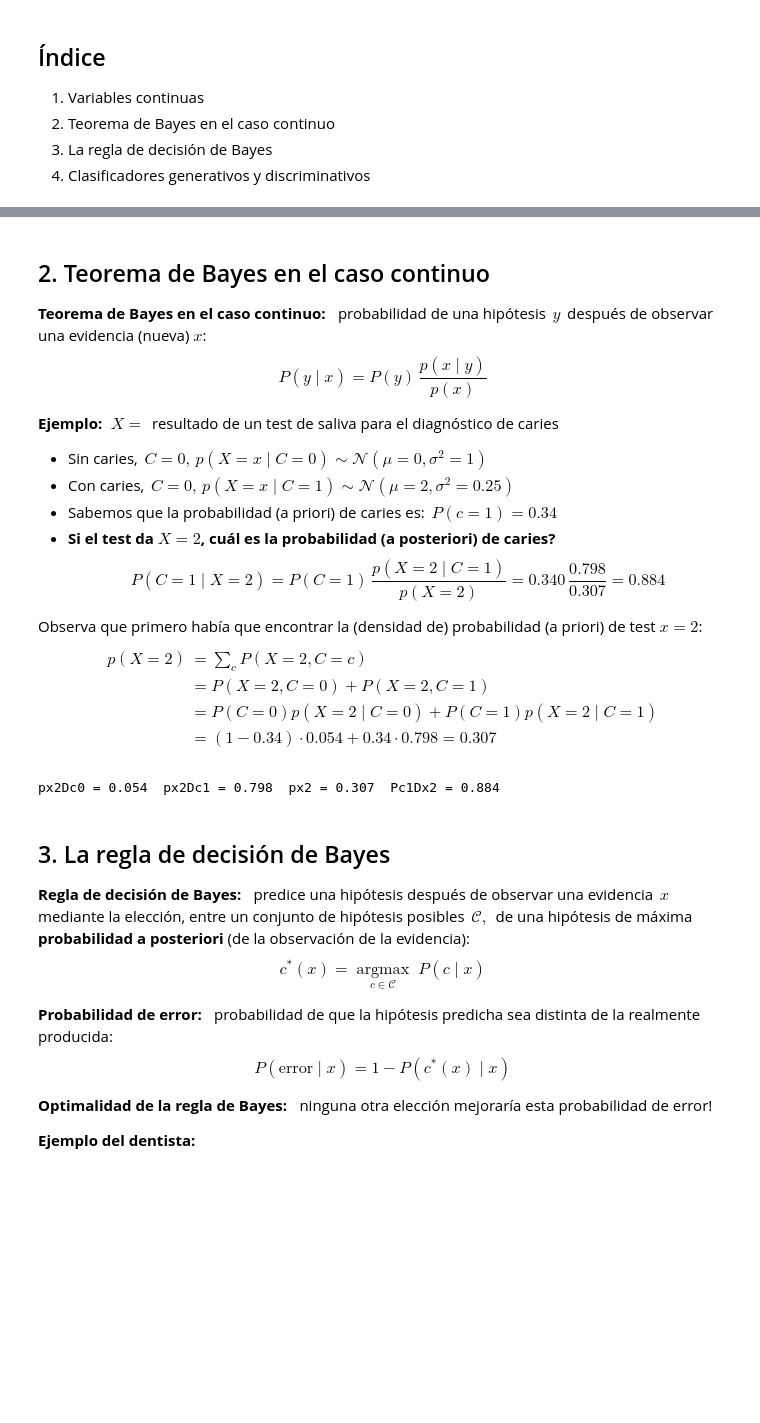
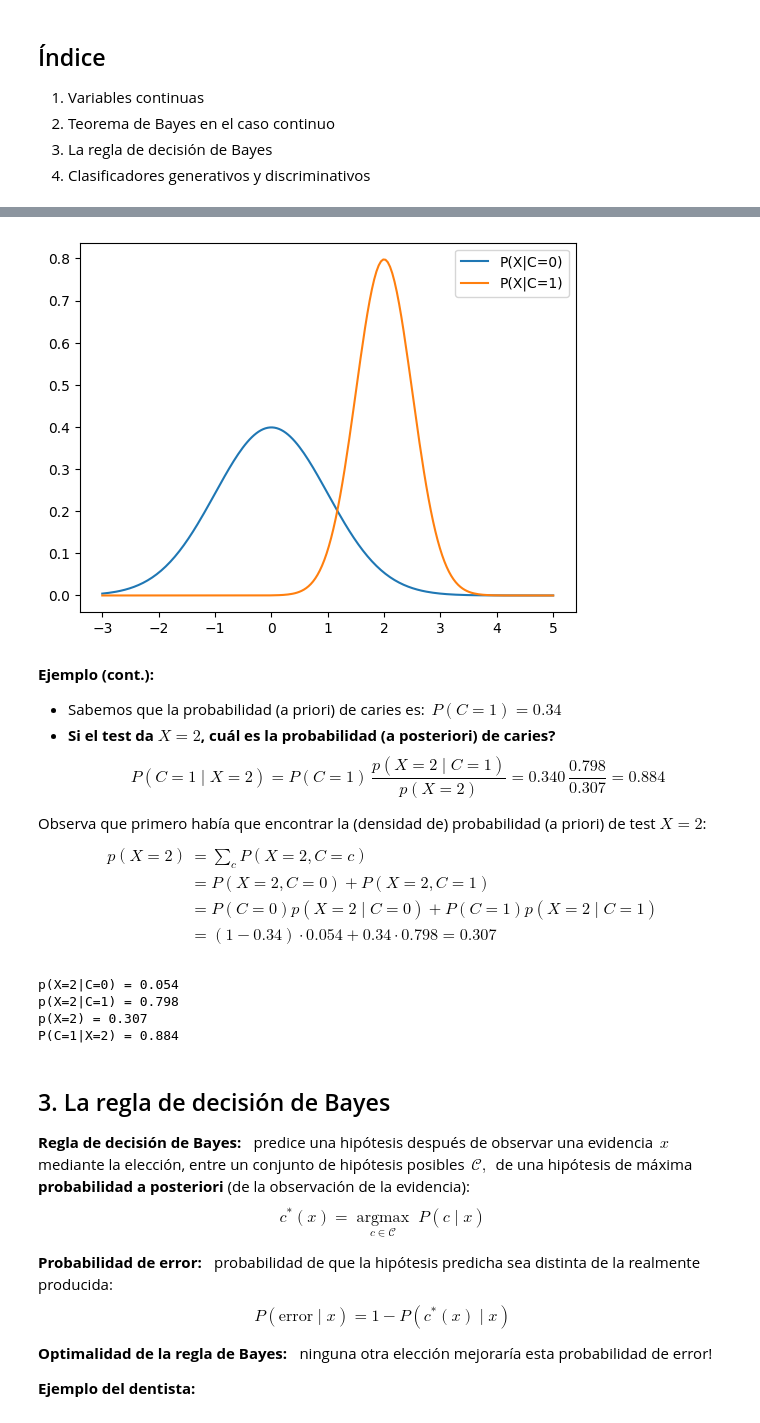
Before and after one commit to jsilvestreUPV/SIN-EPSA, a Jupyter notebook: B2/Teo/T2: Razonamiento probabilístico/T2.2a Variables continuas y regla de Bayes.ipynb, the cells around one changed output, grey strips where cells are left out. Saved outputs shown, nothing was run; the diff lists cells and outputs as text; code cells hidden in the pictures; blank space fills up the shorter version.

```diff
--- a/B2/Teo/T2: Razonamiento probabilístico/T2.2a Variables continuas y regla de Bayes.ipynb
+++ b/B2/Teo/T2: Razonamiento probabilístico/T2.2a Variables continuas y regla de Bayes.ipynb
@@ -32,17 +41,18 @@ plt.plot(x, norm.pdf(x, 0, np.sqrt(0.25)), x, norm.pdf(x, 0, np.sqrt(1)), x, nor
+# %%
+x = np.linspace(-3, 5, 200)
+plt.plot(x, norm.pdf(x, 0, np.sqrt(1)), label="P(X|C=0)")
+plt.plot(x, norm.pdf(x, 2, np.sqrt(0.25)), label="P(X|C=1)")
+plt.legend();
+# %% [output]
+[figure, added]
 # %% [markdown]
-## 2. Teorema de Bayes en el caso continuo
+**Ejemplo (cont.):**
 
-**Teorema de Bayes en el caso continuo:** $\;$ probabilidad de una hipótesis $\,y\,$ después de observar una evidencia (nueva) $x$:
-$$P(y\mid x) = P(y)\,\frac{p(x\mid y)}{p(x)}$$
-
-**Ejemplo:** $\;X=\,$ resultado de un test de saliva para el diagnóstico de caries
-* Sin caries, $\,C=0,\,p(X=x\mid C=0)\sim\mathcal{N}(\mu=0, \sigma^2=1)$
-* Con caries, $\,C=0,\,p(X=x\mid C=1)\sim\mathcal{N}(\mu=2, \sigma^2=0.25)$
-* Sabemos que la probabilidad (a priori) de caries es: $\,P(c=1)=0.34$
+* Sabemos que la probabilidad (a priori) de caries es: $\,P(C=1)=0.34$
 * **Si el test da $X=2$, cuál es la probabilidad (a posteriori) de caries?**
 $$P(C=1\mid X=2) = P(C=1)\,\dfrac{p(X=2\mid C=1)}{p(X=2)} = 0.340\,\dfrac{0.798}{0.307} = 0.884$$
 
-Observa que primero había que encontrar la (densidad de) probabilidad (a priori) de test $x=2$:
+Observa que primero había que encontrar la (densidad de) probabilidad (a priori) de test $X=2$:
 $$\begin{align*}
 p(X=2)&=\sum_c P(X=2, C=c)\\
       &= P(X=2, C=0) + P(X=2, C=1)\\
@@ -50,14 +60,18 @@ p(X=2)&=\sum_c P(X=2, C=c)\\
       &=(1-0.34)\cdot 0.054+0.34\cdot 0.798=0.307
 \end{align*}$$
 # %%
-Pc1 = 0.34
-px2Dc0 = norm.pdf(2, 0, 1)
-px2Dc1 = norm.pdf(2, 2, np.sqrt(0.25))
-px2 = (1-Pc1) * px2Dc0 + Pc1 * px2Dc1
-Pc1Dx2 = Pc1 * px2Dc1 / px2
-print(f"px2Dc0 = {px2Dc0:.3f}  px2Dc1 = {px2Dc1:.3f}  px2 = {px2:.3f}  Pc1Dx2 = {Pc1Dx2:.3f}")
+Pc1 = 0.34                               # P(C=1)
+Pc2 = 1 - Pc1                            # P(C=2)
+px2Dc0 = norm.pdf(2, 0, np.sqrt(1))      # P(X=2|C=0)
+px2Dc1 = norm.pdf(2, 2, np.sqrt(0.25))   # P(X=2|C=1)
+px2 = (1-Pc1) * px2Dc0 + Pc1 * px2Dc1    # P(X=2)
+Pc1Dx2 = Pc1 * px2Dc1 / px2              # P(C=1|X=2)
+print(f"p(X=2|C=0) = {px2Dc0:.3f}\np(X=2|C=1) = {px2Dc1:.3f}\np(X=2) = {px2:.3f}\nP(C=1|X=2) = {Pc1Dx2:.3f}")
 # %% [output]
-px2Dc0 = 0.054  px2Dc1 = 0.798  px2 = 0.307  Pc1Dx2 = 0.884
+p(X=2|C=0) = 0.054
+p(X=2|C=1) = 0.798
+p(X=2) = 0.307
+P(C=1|X=2) = 0.884
 # %% [markdown]
 ## 3. La regla de decisión de Bayes
 
```
Also changed, not shown: parts of 3 cells of this notebook.
